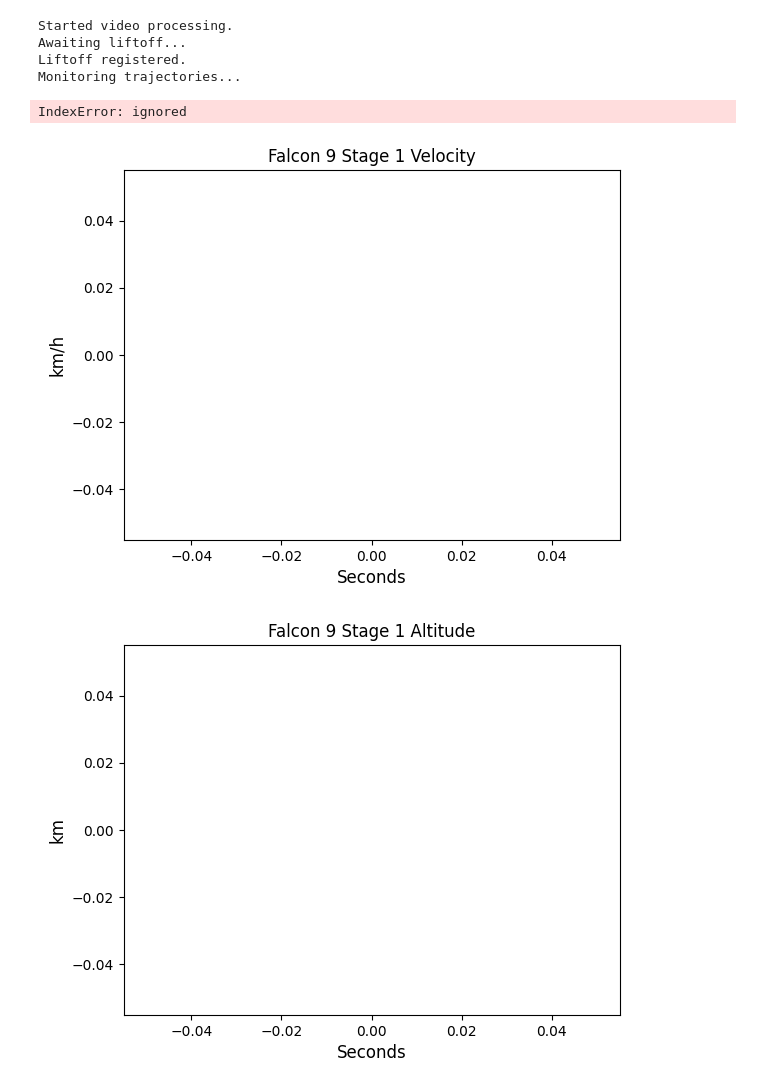
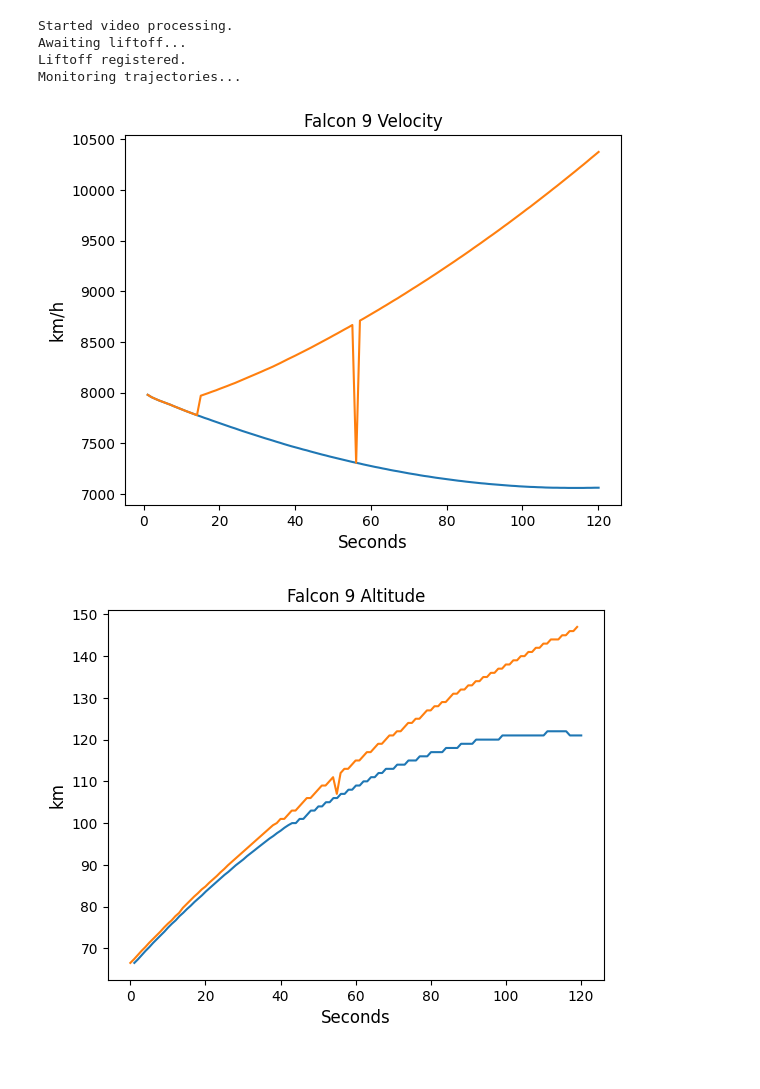
Before and after one commit to manuel-rottschaefer/trajectories, a Jupyter notebook: Trajectories.ipynb, the cells around one changed output. Saved outputs shown, nothing was run; the diff lists cells and outputs as text; code cells hidden in the pictures.

```diff
--- a/Trajectories.ipynb
+++ b/Trajectories.ipynb
@@ -75,7 +75,7 @@ def parse_trajectory(string):
   else:
     return None
 
-def extract_data(vid):
+def extract_data(vid, scope=[]):
   ''' Collect all datapoints from a frame '''
   ret, frame = vid.read()
   # Get the regions of interest
@@ -83,9 +83,15 @@ def extract_data(vid):
   ocr_config = '--psm 11'
   # Scan for data
   clock = parse_clock(img_to_str(clockframe, config={}))
-  trajectory_s1 = parse_trajectory(img_to_str(stage1, config=ocr_config))
-  trajectory_s2 = []
-  return clock, trajectory_s1, trajectory_s2
+
+  trj_s1, trj_s2 = [], []
+
+  if 's1' in scope:
+    trj_s1 = parse_trajectory(img_to_str(stage1, config=ocr_config))
+  if 's2' in scope:
+    trj_s2 = parse_trajectory(img_to_str(stage2, config=ocr_config))
+
+  return clock, trj_s1, trj_s2
 # %%
 ''' VIDEO PROCESSING '''
 def preprocess(frame):
@@ -128,7 +134,7 @@ def detect_meco(velocity: pd.Series, window=5) -> bool:
   vel = velocity.values.tolist()
   # Check if the dataset is long enough:
   if len(vel) < window:
-    break
+    return False
   # Check if the velocity has been declining for x values
   detected_meco = True
   prev_val = vel[len(vel)-1]
@@ -181,18 +198,20 @@ vid = cv2.VideoCapture(vidpath)
 fps = vid.get(cv2.CAP_PROP_FPS)
 
 print('Started video processing.')
-#print('Awaiting liftoff...')
-#liftoff_frame = await_liftoff()
+print('Awaiting liftoff...')
+liftoff_frame = await_liftoff()
+
+# Skip forward two minutes
+start_frame = liftoff_frame + 150 * fps
 
 print('Liftoff registered.')
 print('Monitoring trajectories...')
-trajectory = process_launch(vid, liftoff_frame, 3 * 60)
+trajectory = process_launch(vid, start_frame, 2 * 60)
 # %% [output]
 Started video processing.
 Awaiting liftoff...
 Liftoff registered.
 Monitoring trajectories...
-IndexError: ignored
 # %%
 ''' DATA POST-PROCESSING '''
 def detect_spikes(data, threshold=1.5):
@@ -224,22 +243,25 @@ trj.to_csv('trajectory.csv')
 # %%
 ''' DATA PLOTS '''
 #trajectory = pd.read_csv('trajectory.csv')
 clock = trj['secs'].values.tolist()
 
-altitude = trj['S1 Altitude'].values.tolist()
-velocity = trj['S1 Velocity'].values.tolist()
+s1_alt = trj['S1 Altitude'].values.tolist()
+s1_vel = trj['S1 Velocity'].values.tolist()
+s2_alt = trj['s2_alt'].values.tolist()
+s2_vel = trj['s2_vel'].values.tolist()
 
-plt.title('Falcon 9 Stage 1 Velocity')
+plt.title('Falcon 9 Velocity')
 plt.xlabel('Seconds', fontsize=12)
 plt.ylabel('km/h', fontsize=12)
-plt.plot(clock, velocity)
+plt.plot(clock, s1_vel)
+plt.plot(clock, s2_vel)
 plt.show()
 
-plt.title('Falcon 9 Stage 1 Altitude')
+plt.title('Falcon 9 Altitude')
 plt.xlabel('Seconds', fontsize=12)
 plt.ylabel('km', fontsize=12)
-plt.plot(clock, altitude)
+plt.plot(clock, s1_alt, s2_alt)
 plt.show()
 # %% [output]
-[figure, old version]
+[figure, new version]
-[figure, old version]
+[figure, new version]
```
Also changed, not shown: parts of 1 cell of this notebook.
